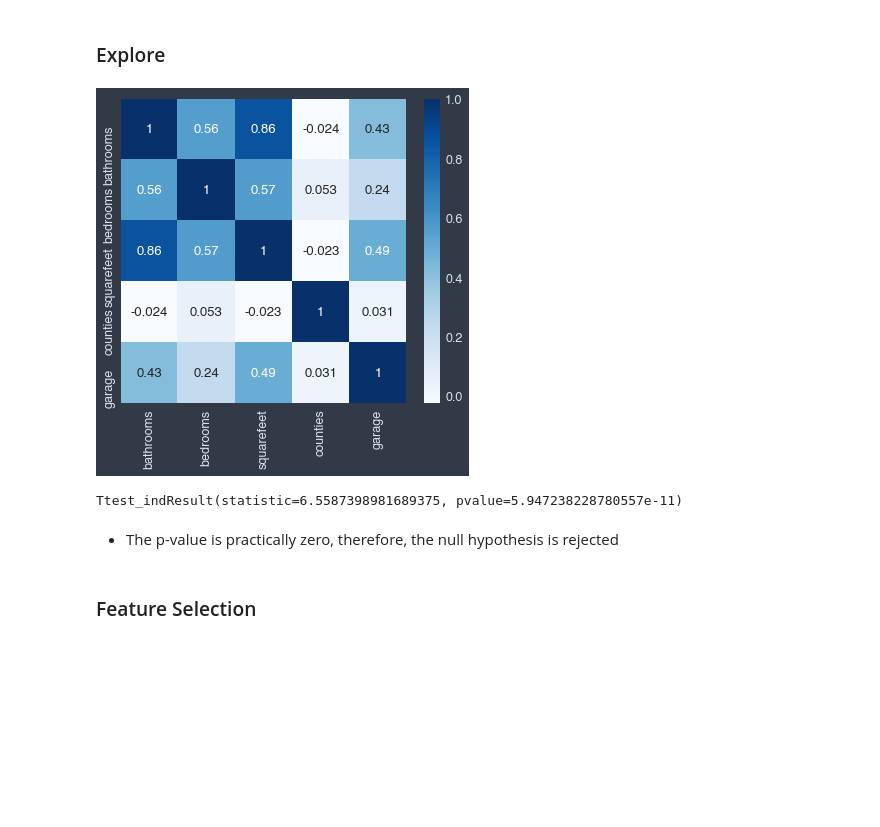
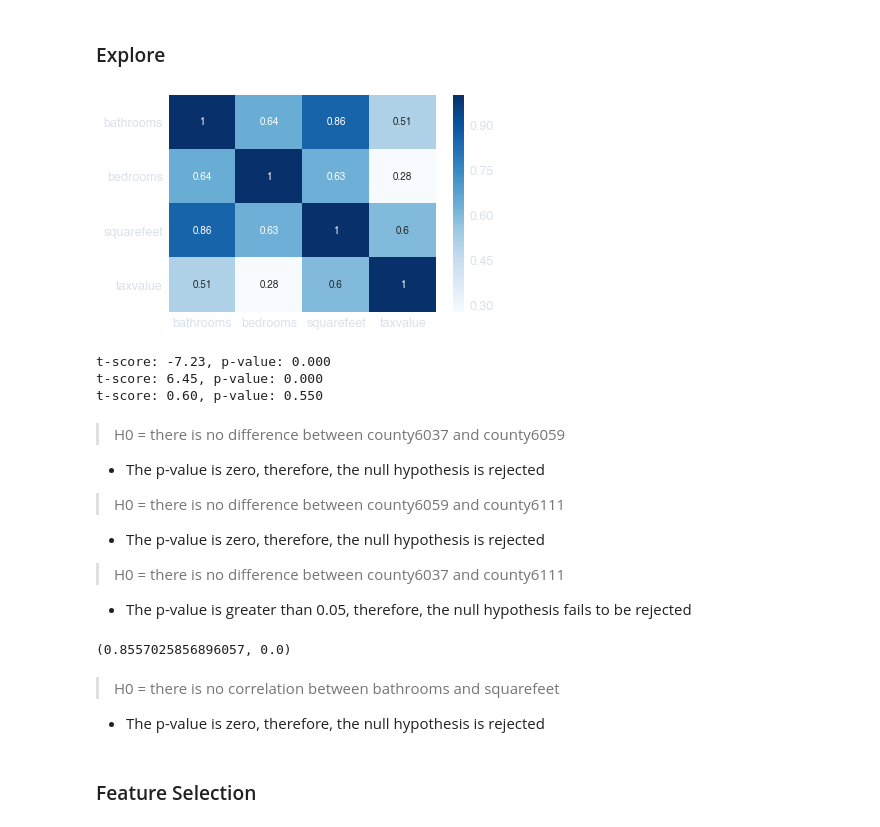
Before and after one commit to misty-garcia/zillow-project, a Jupyter notebook: the_pipeline.ipynb, the cells around one changed output. Drawn from its saved outputs; the diff is of its cells as text; code cells hidden in the pictures; blank space fills up the shorter version.

```diff
--- a/the_pipeline.ipynb
+++ b/the_pipeline.ipynb
@@ -29,8 +29,8 @@ query = """
         bathroomcnt as bathrooms,
         bedroomcnt as bedrooms,
         calculatedfinishedsquarefeet as squarefeet,
+        yearbuilt as year,
         fips as counties,
-        garagecarcnt as garage,
         taxvaluedollarcnt as taxvalue
         FROM properties_2017
         JOIN predictions_2017 USING (parcelid)
@@ -58,8 +98,5 @@ data_dict = {
     "taxvaluedollarcnt":"this was the only assessed property tax value data"
 }
 # %%
-# remove rows where there are no bathroms or bedrooms
-df = df [df.bedrooms != 0]
-df = df [df.bathrooms != 0]
-# remove rows with nulls
-df = df.dropna()
+# remove rows where there are no bathroms or bedrooms & drop nulls & change counties and years to categories
+df = prep.clean_zillow(df)
@@ -75,3 +102,0 @@ df.head()
-# %%
-# make garage and counties categories
-df = df.astype({"counties": "category", "garage": "category"})
@@ -110,16 +179,39 @@ X_train_scaled, X_test_scaled, scaler = split_scale.standard_scaler(X_train, X_t
 # %% [markdown]
 ### Explore
 # %%
-sns.heatmap(X_train_scaled.corr(), cmap='Blues', annot=True)
+# show correlation of variables
+sns.heatmap(train.corr(), cmap='Blues', annot=True)
 plt.show()
 # %% [output]
-[figure, old version]
+[figure, new version]
-# %%
-# H0 = there is no difference between county6059 and county6111
-stats.ttest_ind(df_6059.taxvalue, df_6111.taxvalue)
-# %% [output]
-Ttest_indResult(statistic=6.5587398981689375, pvalue=5.947238228780557e-11)
+# %%
+# Run a t-test to compare counties to each other
+t1, p1 = stats.ttest_ind(df_6037.taxvalue, df_6059.taxvalue)
+t2, p2 = stats.ttest_ind(df_6059.taxvalue, df_6111.taxvalue)
+t3, p3 = stats.ttest_ind(df_6037.taxvalue, df_6111.taxvalue)
+print(f't-score: {t1:.2f}, p-value: {p1:.3f}')
+print(f't-score: {t2:.2f}, p-value: {p2:.3f}')
+print(f't-score: {t3:.2f}, p-value: {p3:.3f}')
+# %% [output]
+t-score: -7.23, p-value: 0.000
+t-score: 6.45, p-value: 0.000
+t-score: 0.60, p-value: 0.550
+# %% [markdown]
+> H0 = there is no difference between county6037 and county6059
+- The p-value is zero, therefore, the null hypothesis is rejected
+
+> H0 = there is no difference between county6059 and county6111
+- The p-value is zero, therefore, the null hypothesis is rejected
+
+> H0 = there is no difference between county6037 and county6111
+- The p-value is greater than 0.05, therefore, the null hypothesis fails to be rejected
+# %%
+# Run a correlation test between bathrooms and squarefeet
+stats.pearsonr(df.bathrooms, df.squarefeet)
+# %% [output]
+(0.8557025856896057, 0.0)
 # %% [markdown]
-- The p-value is practically zero, therefore, the null hypothesis is rejected
+> H0 = there is no correlation between bathrooms and squarefeet
+- The p-value is zero, therefore, the null hypothesis is rejected
 # %% [markdown]
 ### Feature Selection
```
Also changed, not shown: parts of 54 cells of this notebook.
